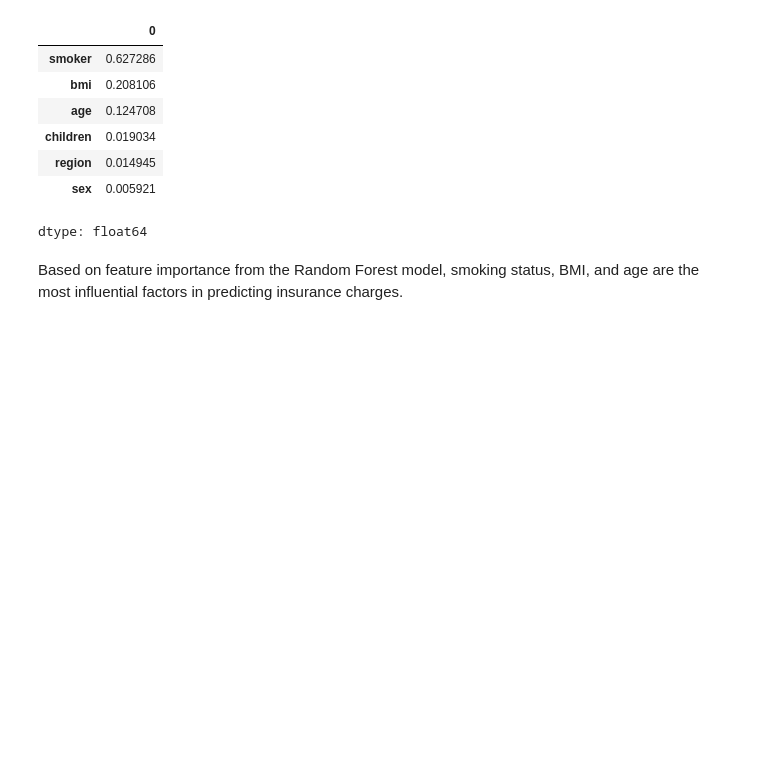
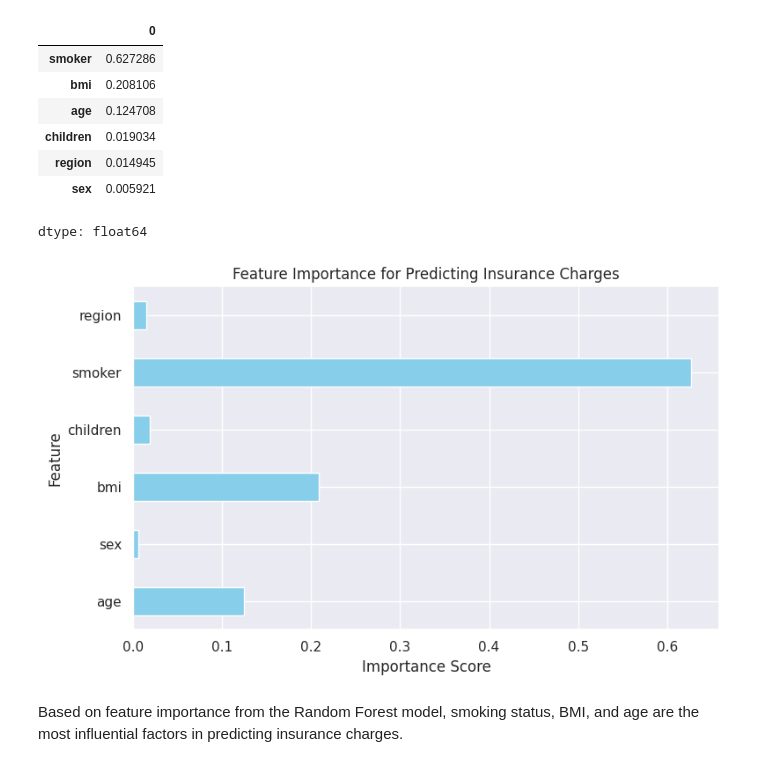
Before and after one commit to ashimaarora25/ml-projects, a Jupyter notebook: health-insurance/HealthInsurancePredictions.ipynb, the cells around one changed output. Cells and saved outputs as stored; diff of their text form; code cells hidden in the pictures; blank space fills up the shorter version.

Commit message:
Moved visuals

```diff
--- a/health-insurance/HealthInsurancePredictions.ipynb
+++ b/health-insurance/HealthInsurancePredictions.ipynb
@@ -338,6 +338,16 @@ importances.sort_values(ascending=False)
 | region | 0.014945 |
 | sex | 0.005921 |
 dtype: float64
+# %%
+plt.figure(figsize=(8,5))
+importances.plot(kind='barh', color='skyblue')
+plt.title("Feature Importance for Predicting Insurance Charges")
+plt.xlabel("Importance Score")
+plt.ylabel("Feature")
+plt.tight_layout()
+plt.show()
+# %% [output]
+[figure, added]
 # %% [markdown]
 Based on feature importance from the Random Forest model, smoking status, BMI, and age are the most influential factors in predicting insurance charges.
 # %% [markdown]
```
Also changed, not shown: parts of 1 cell of this notebook.
